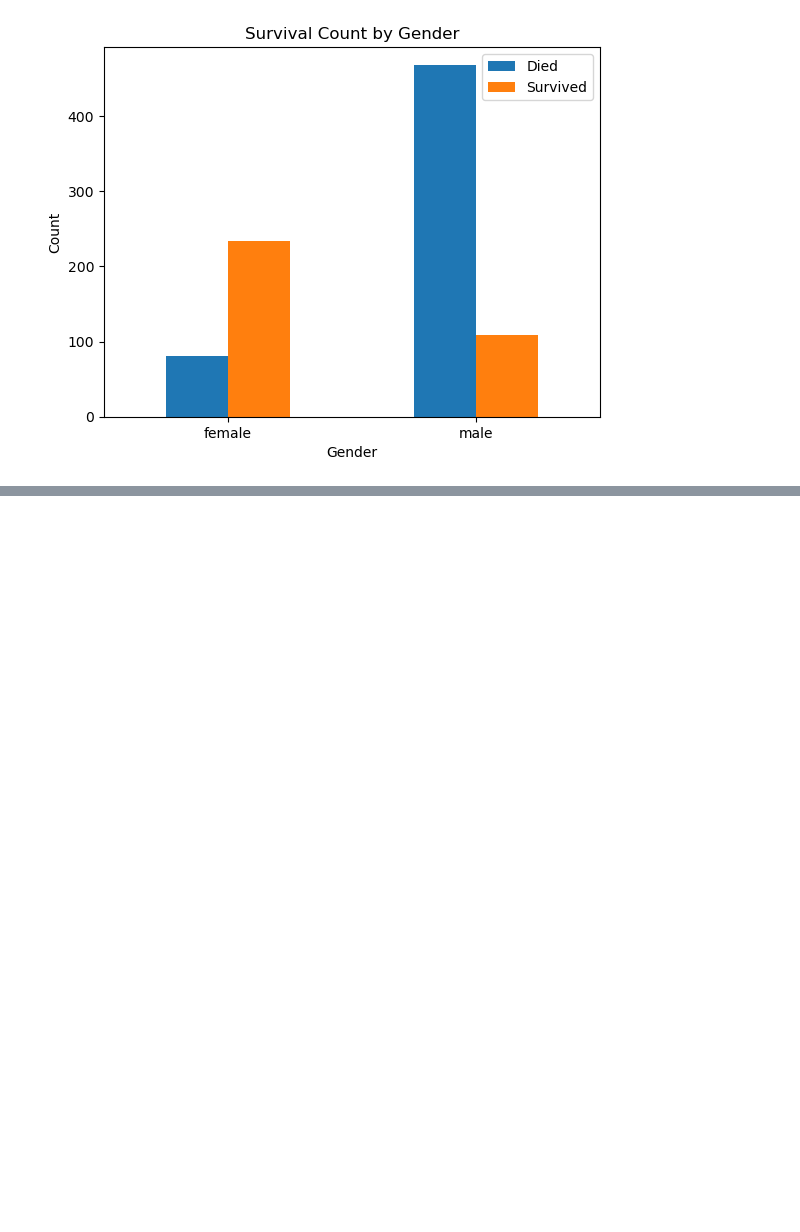
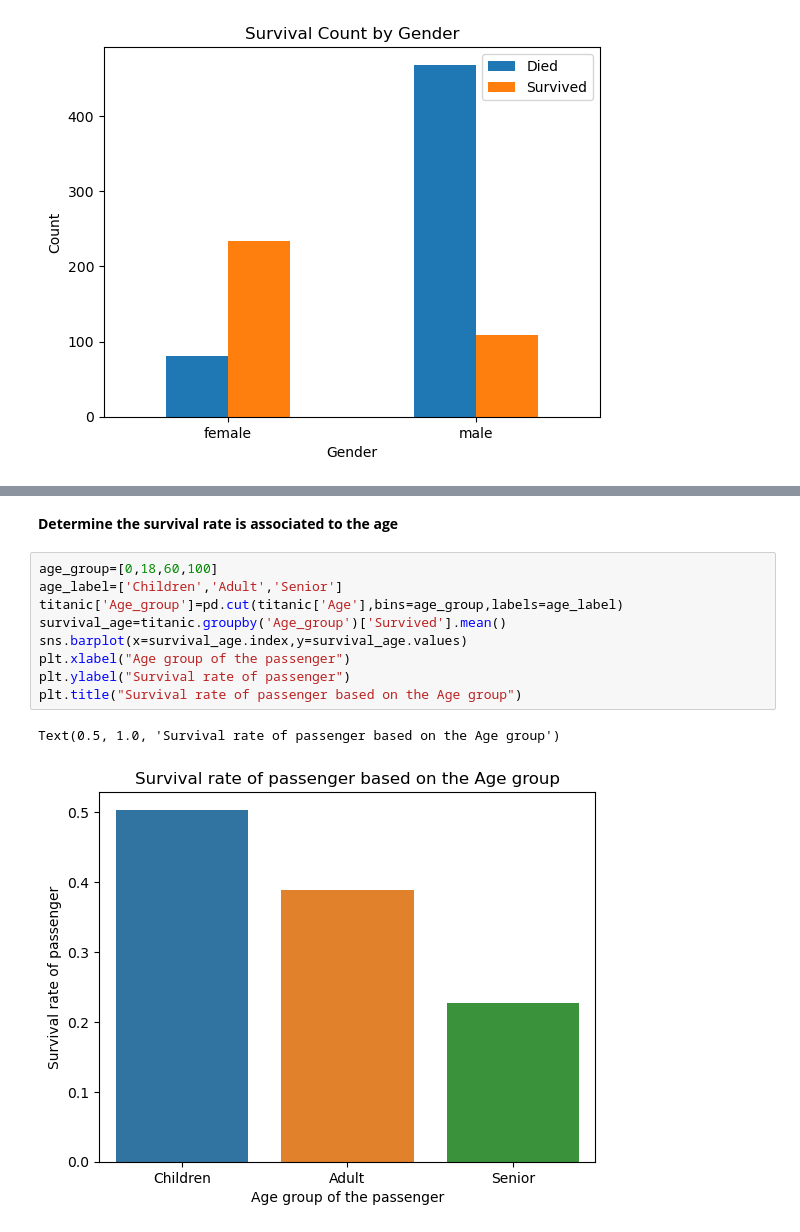
Before and after one commit to GAUTHAMJAYADEEP/CPSC_Assignment3, a Jupyter notebook: Src/Assignment_3_Part_2.ipynb, the cells around one changed output, grey strips where cells are left out. Drawn from its saved outputs; the diff is of its cells as text; blank space fills up the shorter version.

```diff
--- a/Src/Assignment_3_Part_2.ipynb
+++ b/Src/Assignment_3_Part_2.ipynb
@@ -116,0 +115,14 @@ plt.show()
+# %% [markdown]
+**Determine the survival rate is associated to the age**
+# %%
+age_group=[0,18,60,100]
+age_label=['Children','Adult','Senior']
+titanic['Age_group']=pd.cut(titanic['Age'],bins=age_group,labels=age_label)
+survival_age=titanic.groupby('Age_group')['Survived'].mean()
+sns.barplot(x=survival_age.index,y=survival_age.values)
+plt.xlabel("Age group of the passenger")
+plt.ylabel("Survival rate of passenger")
+plt.title("Survival rate of passenger based on the Age group")
+# %% [output]
+Text(0.5, 1.0, 'Survival rate of passenger based on the Age group')
+[figure, added]
```
Also changed, not shown: parts of 7 cells of this notebook, 15 other files.
